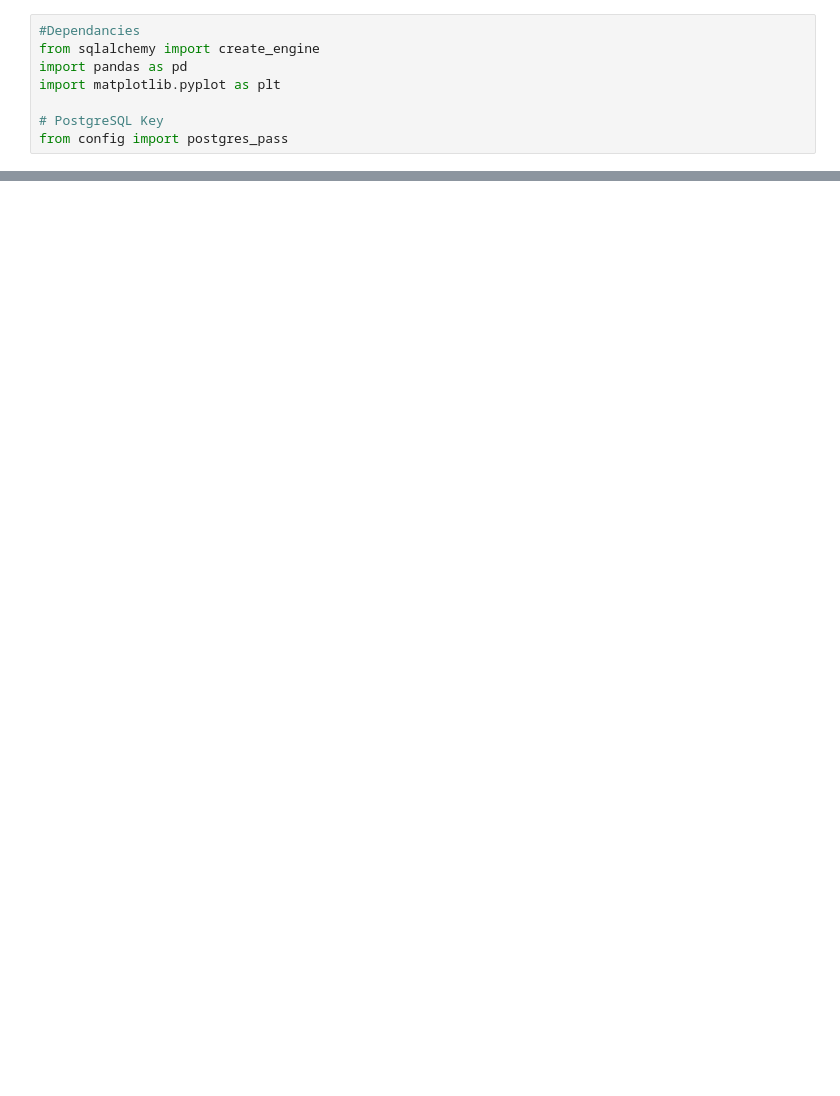
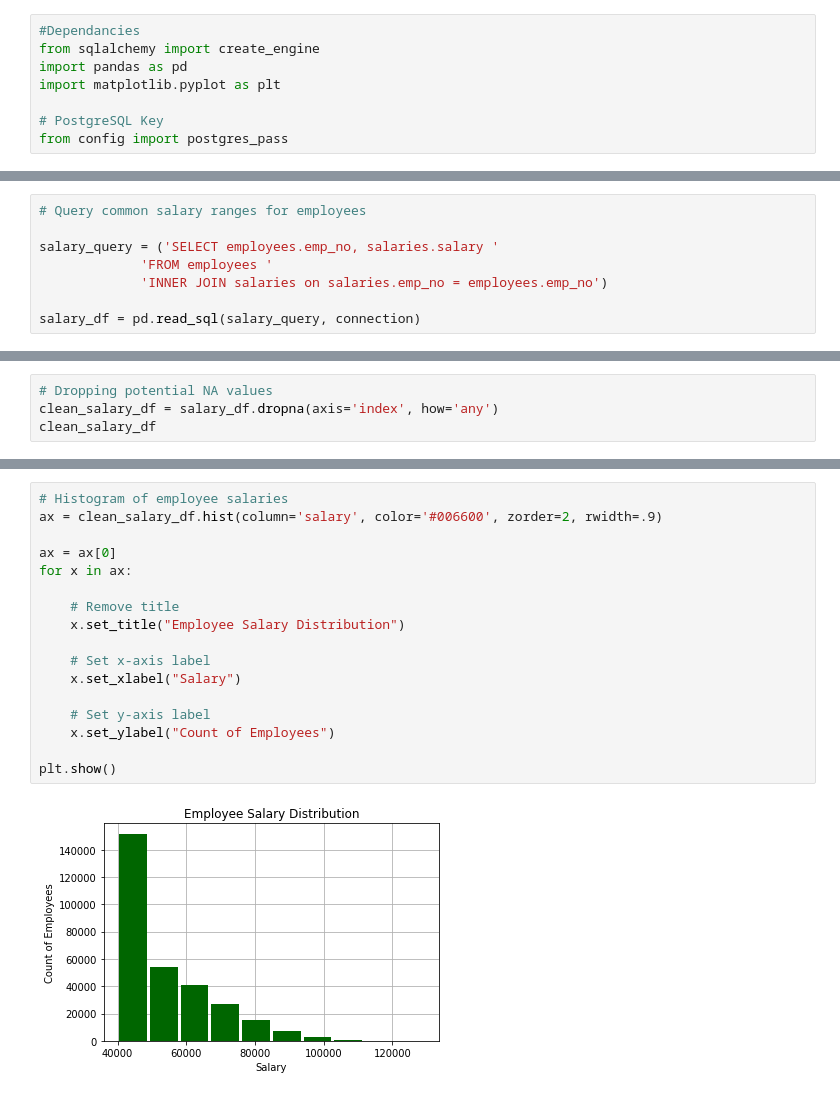
Before and after one commit to szerpa17/sql-challenge, a Jupyter notebook: EmployeeSQL/Analysis.ipynb, the cells around one changed output, grey strips where cells are left out. Saved outputs shown, nothing was run; the diff lists cells and outputs as text; blank space fills up the shorter version.

```diff
--- a/EmployeeSQL/Analysis.ipynb
+++ b/EmployeeSQL/Analysis.ipynb
@@ -24,0 +13,8 @@ df['salary'].hist()
+# %%
+# Query common salary ranges for employees
+
+salary_query = ('SELECT employees.emp_no, salaries.salary '
+             'FROM employees '
+             'INNER JOIN salaries on salaries.emp_no = employees.emp_no')
+
+salary_df = pd.read_sql(salary_query, connection)
@@ -24,0 +37,4 @@ df['salary'].hist()
+# %%
+# Dropping potential NA values
+clean_salary_df = salary_df.dropna(axis='index', how='any')
+clean_salary_df
@@ -25 +55,20 @@ df['salary'].hist()
+# %%
+# Histogram of employee salaries
+ax = clean_salary_df.hist(column='salary', color='#006600', zorder=2, rwidth=.9)
+
+ax = ax[0]
+for x in ax:
+
+    # Remove title
+    x.set_title("Employee Salary Distribution")
+
+    # Set x-axis label
+    x.set_xlabel("Salary")
+
+    # Set y-axis label
+    x.set_ylabel("Count of Employees")
+
+plt.show()
+# %% [output]
+[figure, added]
 # %%
```
Also changed, not shown: parts of 8 cells of this notebook.
